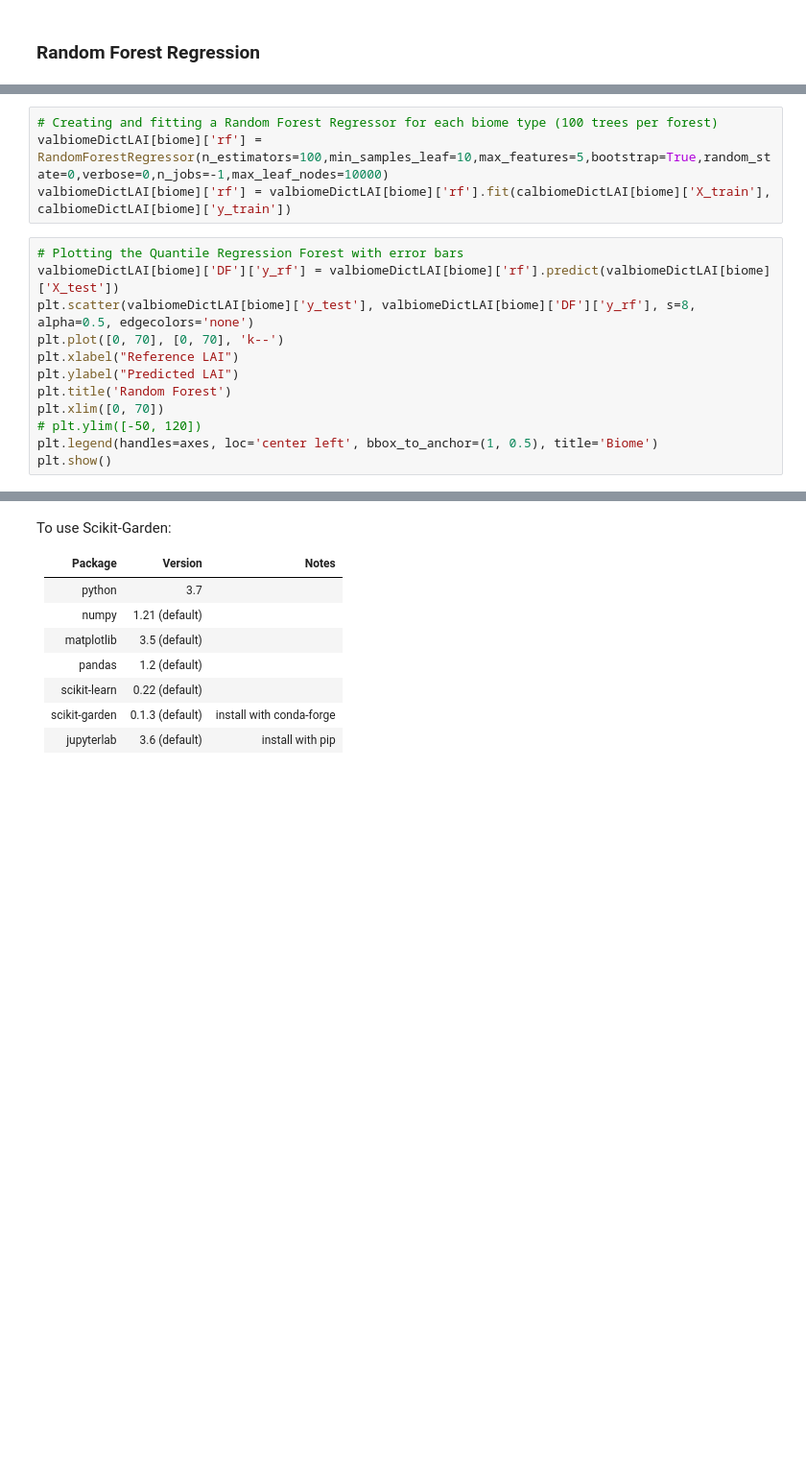
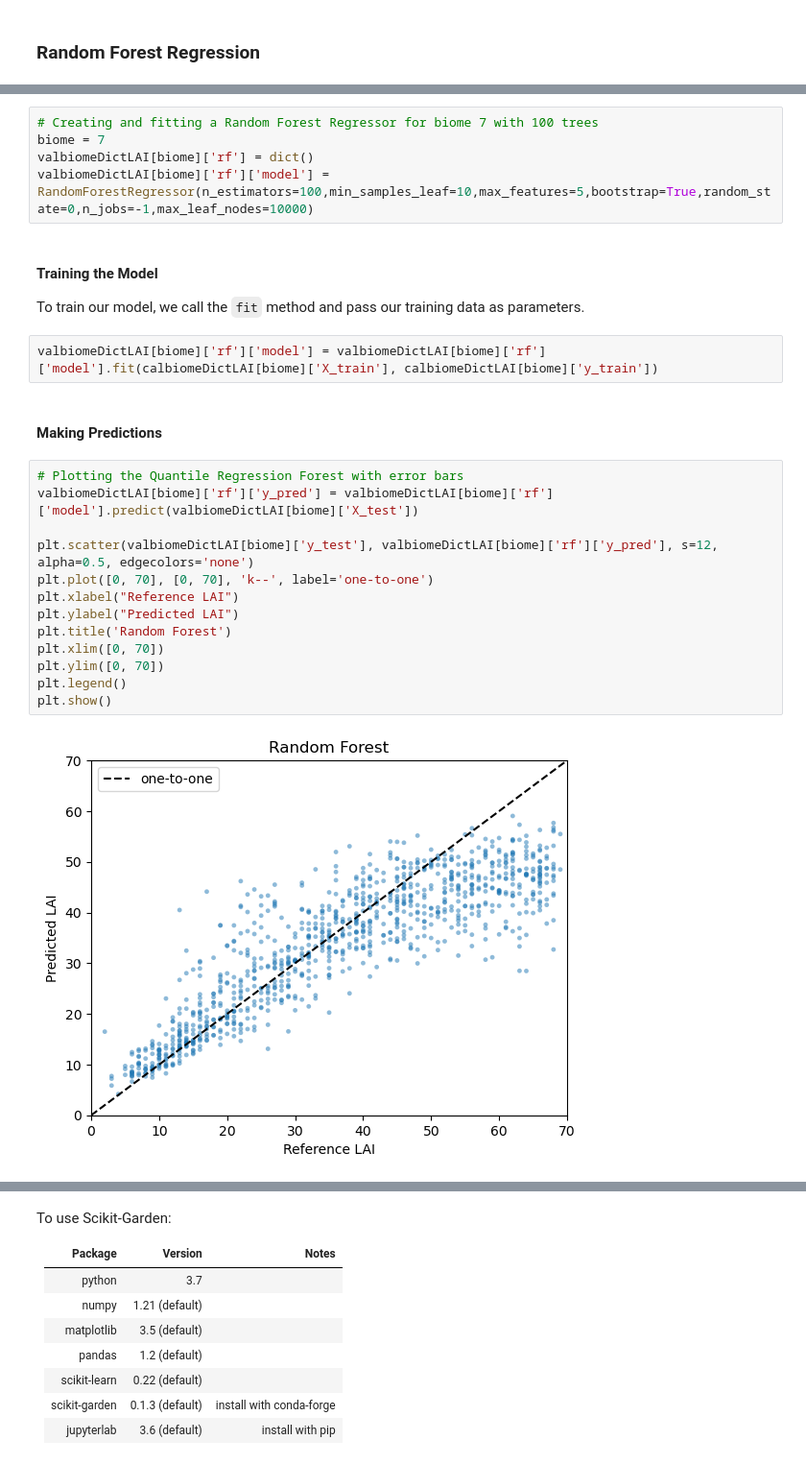
Before and after one commit to watermelonxx/WorkTerm-Winter2023, a Jupyter notebook: ModelingUncertainty/ModelingUncertainty.ipynb, the cells around one changed output, grey strips where cells are left out. Shown at 96% size. Saved outputs shown, nothing was run; the diff lists cells and outputs as text; blank space fills up the shorter version.

```diff
--- a/ModelingUncertainty/ModelingUncertainty.ipynb
+++ b/ModelingUncertainty/ModelingUncertainty.ipynb
@@ -53,17 +72,28 @@ biome = 7
 # %%
-# Creating and fitting a Random Forest Regressor for each biome type (100 trees per forest)
-valbiomeDictLAI[biome]['rf'] = RandomForestRegressor(n_estimators=100,min_samples_leaf=10,max_features=5,bootstrap=True,random_state=0,verbose=0,n_jobs=-1,max_leaf_nodes=10000)
-valbiomeDictLAI[biome]['rf'] = valbiomeDictLAI[biome]['rf'].fit(calbiomeDictLAI[biome]['X_train'], calbiomeDictLAI[biome]['y_train'])
+# Creating and fitting a Random Forest Regressor for biome 7 with 100 trees
+biome = 7
+valbiomeDictLAI[biome]['rf'] = dict()
+valbiomeDictLAI[biome]['rf']['model'] = RandomForestRegressor(n_estimators=100,min_samples_leaf=10,max_features=5,bootstrap=True,random_state=0,n_jobs=-1,max_leaf_nodes=10000)
+# %% [markdown]
+#### Training the Model
+To train our model, we call the `fit` method and pass our training data as parameters.
+# %%
+valbiomeDictLAI[biome]['rf']['model'] = valbiomeDictLAI[biome]['rf']['model'].fit(calbiomeDictLAI[biome]['X_train'], calbiomeDictLAI[biome]['y_train'])
+# %% [markdown]
+#### Making Predictions
 # %%
 # Plotting the Quantile Regression Forest with error bars
-valbiomeDictLAI[biome]['DF']['y_rf'] = valbiomeDictLAI[biome]['rf'].predict(valbiomeDictLAI[biome]['X_test'])
-plt.scatter(valbiomeDictLAI[biome]['y_test'], valbiomeDictLAI[biome]['DF']['y_rf'], s=8, alpha=0.5, edgecolors='none')
-plt.plot([0, 70], [0, 70], 'k--')
+valbiomeDictLAI[biome]['rf']['y_pred'] = valbiomeDictLAI[biome]['rf']['model'].predict(valbiomeDictLAI[biome]['X_test'])
+
+plt.scatter(valbiomeDictLAI[biome]['y_test'], valbiomeDictLAI[biome]['rf']['y_pred'], s=12, alpha=0.5, edgecolors='none')
+plt.plot([0, 70], [0, 70], 'k--', label='one-to-one')
 plt.xlabel("Reference LAI")
 plt.ylabel("Predicted LAI")
 plt.title('Random Forest')
 plt.xlim([0, 70])
-# plt.ylim([-50, 120])
-plt.legend(handles=axes, loc='center left', bbox_to_anchor=(1, 0.5), title='Biome')
+plt.ylim([0, 70])
+plt.legend()
 plt.show()
+# %% [output]
+[figure, added]
 # %% [markdown]
```
Also changed, not shown: parts of 70 cells of this notebook.
